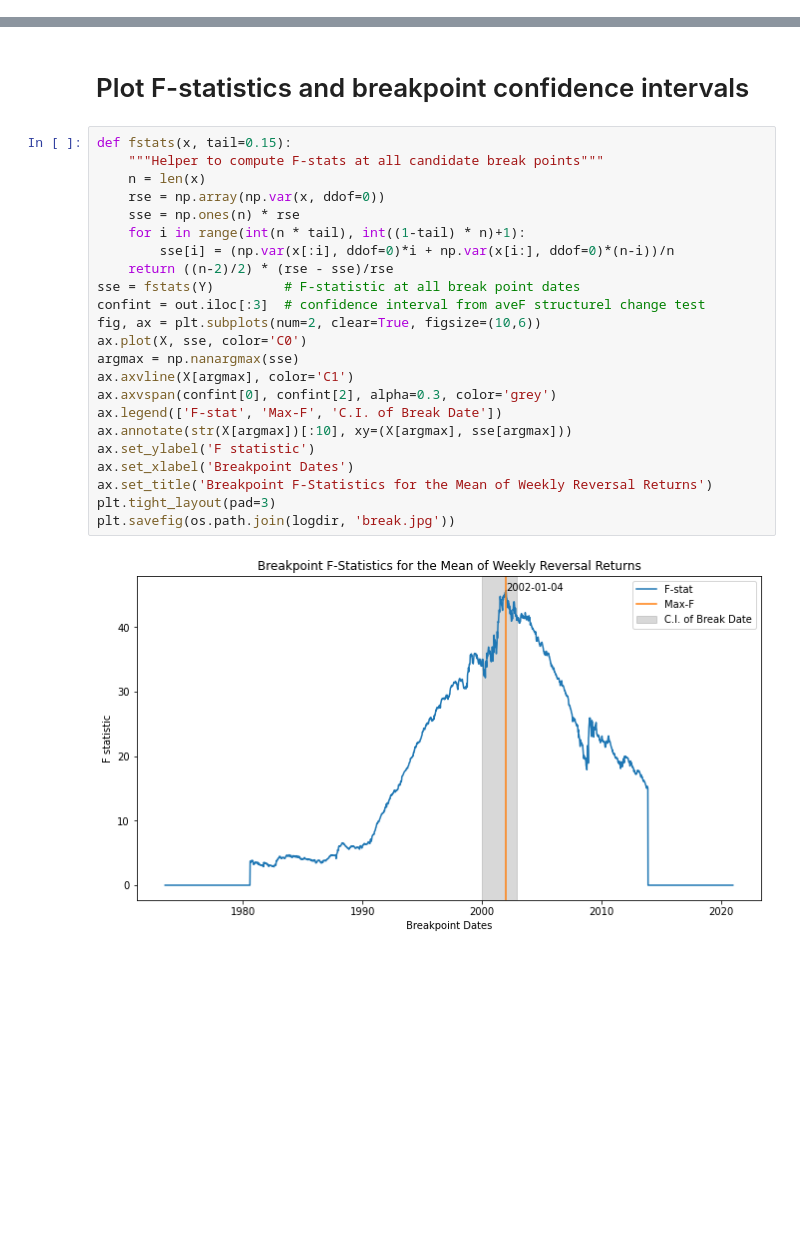
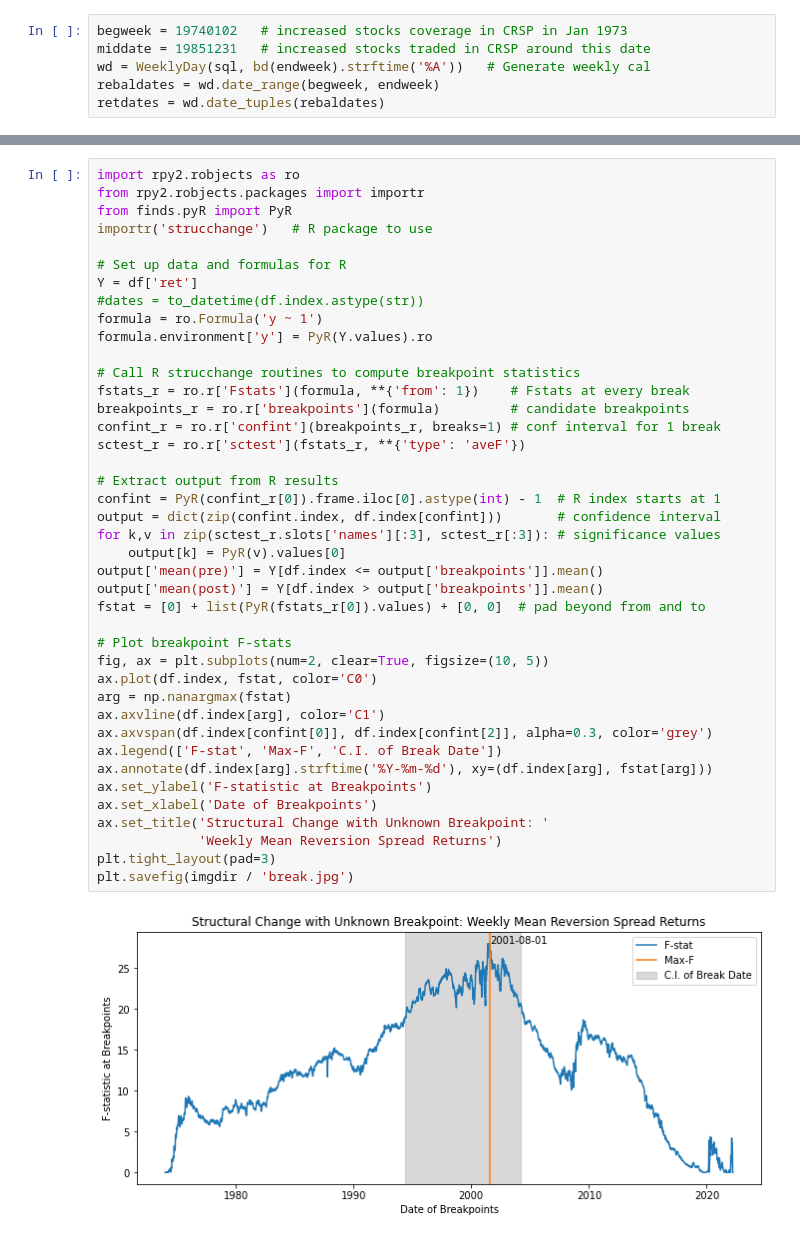
Before and after one commit to terence-lim/data-science-notebooks, a Jupyter notebook: weekly_reversal.ipynb, the cells around one changed output, grey strips where cells are left out. Cells and saved outputs as stored; diff of their text form; blank space fills up the shorter version.

```diff
--- a/weekly_reversal.ipynb
+++ b/weekly_reversal.ipynb
@@ -32,0 +36,6 @@ wd = Weekly(sql, 'Fri', rebalbeg, rebalend) # Generate Friday-end weekly calenda
+# %%
+begweek = 19740102   # increased stocks coverage in CRSP in Jan 1973
+middate = 19851231   # increased stocks traded in CRSP around this date
+wd = WeeklyDay(sql, bd(endweek).strftime('%A'))   # Generate weekly cal
+rebaldates = wd.date_range(begweek, endweek)
+retdates = wd.date_tuples(rebaldates)
@@ -134,27 +157,43 @@ PyR: ndarray (1,) <class 'rpy2.robjects.vectors.StrVector'>
-# %% [markdown]
-# Plot F-statistics and breakpoint confidence intervals
-# %%
-def fstats(x, tail=0.15):
-    """Helper to compute F-stats at all candidate break points"""
-    n = len(x)
-    rse = np.array(np.var(x, ddof=0))
-    sse = np.ones(n) * rse
-    for i in range(int(n * tail), int((1-tail) * n)+1):
-        sse[i] = (np.var(x[:i], ddof=0)*i + np.var(x[i:], ddof=0)*(n-i))/n
-    return ((n-2)/2) * (rse - sse)/rse
-sse = fstats(Y)         # F-statistic at all break point dates
-confint = out.iloc[:3]  # confidence interval from aveF structurel change test
-fig, ax = plt.subplots(num=2, clear=True, figsize=(10,6))
-ax.plot(X, sse, color='C0')
-argmax = np.nanargmax(sse)
-ax.axvline(X[argmax], color='C1')
-ax.axvspan(confint[0], confint[2], alpha=0.3, color='grey')
-ax.legend(['F-stat', 'Max-F', 'C.I. of Break Date'])
-ax.annotate(str(X[argmax])[:10], xy=(X[argmax], sse[argmax]))
-ax.set_ylabel('F statistic')
-ax.set_xlabel('Breakpoint Dates')
-ax.set_title('Breakpoint F-Statistics for the Mean of Weekly Reversal Returns')
-plt.tight_layout(pad=3)
-plt.savefig(os.path.join(logdir, 'break.jpg'))
-# %% [output]
-[figure, removed]
+# %%
+import rpy2.robjects as ro
+from rpy2.robjects.packages import importr
+from finds.pyR import PyR
+importr('strucchange')   # R package to use
+
+# Set up data and formulas for R
+Y = df['ret']
+#dates = to_datetime(df.index.astype(str))
+formula = ro.Formula('y ~ 1')
+formula.environment['y'] = PyR(Y.values).ro
+
+# Call R strucchange routines to compute breakpoint statistics
+fstats_r = ro.r['Fstats'](formula, **{'from': 1})    # Fstats at every break
+breakpoints_r = ro.r['breakpoints'](formula)         # candidate breakpoints
+confint_r = ro.r['confint'](breakpoints_r, breaks=1) # conf interval for 1 break
+sctest_r = ro.r['sctest'](fstats_r, **{'type': 'aveF'})
+
+# Extract output from R results
+confint = PyR(confint_r[0]).frame.iloc[0].astype(int) - 1  # R index starts at 1
+output = dict(zip(confint.index, df.index[confint]))       # confidence interval
+for k,v in zip(sctest_r.slots['names'][:3], sctest_r[:3]): # significance values
+    output[k] = PyR(v).values[0]
+output['mean(pre)'] = Y[df.index <= output['breakpoints']].mean()
+output['mean(post)'] = Y[df.index > output['breakpoints']].mean()
+fstat = [0] + list(PyR(fstats_r[0]).values) + [0, 0]  # pad beyond from and to
+
+# Plot breakpoint F-stats
+fig, ax = plt.subplots(num=2, clear=True, figsize=(10, 5))
+ax.plot(df.index, fstat, color='C0')
+arg = np.nanargmax(fstat)
+ax.axvline(df.index[arg], color='C1')
+ax.axvspan(df.index[confint[0]], df.index[confint[2]], alpha=0.3, color='grey')
+ax.legend(['F-stat', 'Max-F', 'C.I. of Break Date'])
+ax.annotate(df.index[arg].strftime('%Y-%m-%d'), xy=(df.index[arg], fstat[arg]))
+ax.set_ylabel('F-statistic at Breakpoints')
+ax.set_xlabel('Date of Breakpoints')
+ax.set_title('Structural Change with Unknown Breakpoint: '
+             'Weekly Mean Reversion Spread Returns')
+plt.tight_layout(pad=3)
+plt.savefig(imgdir / 'break.jpg')
+# %% [output]
+[figure, added]
```
Also changed, not shown: parts of 18 cells of this notebook, 9 other files.
